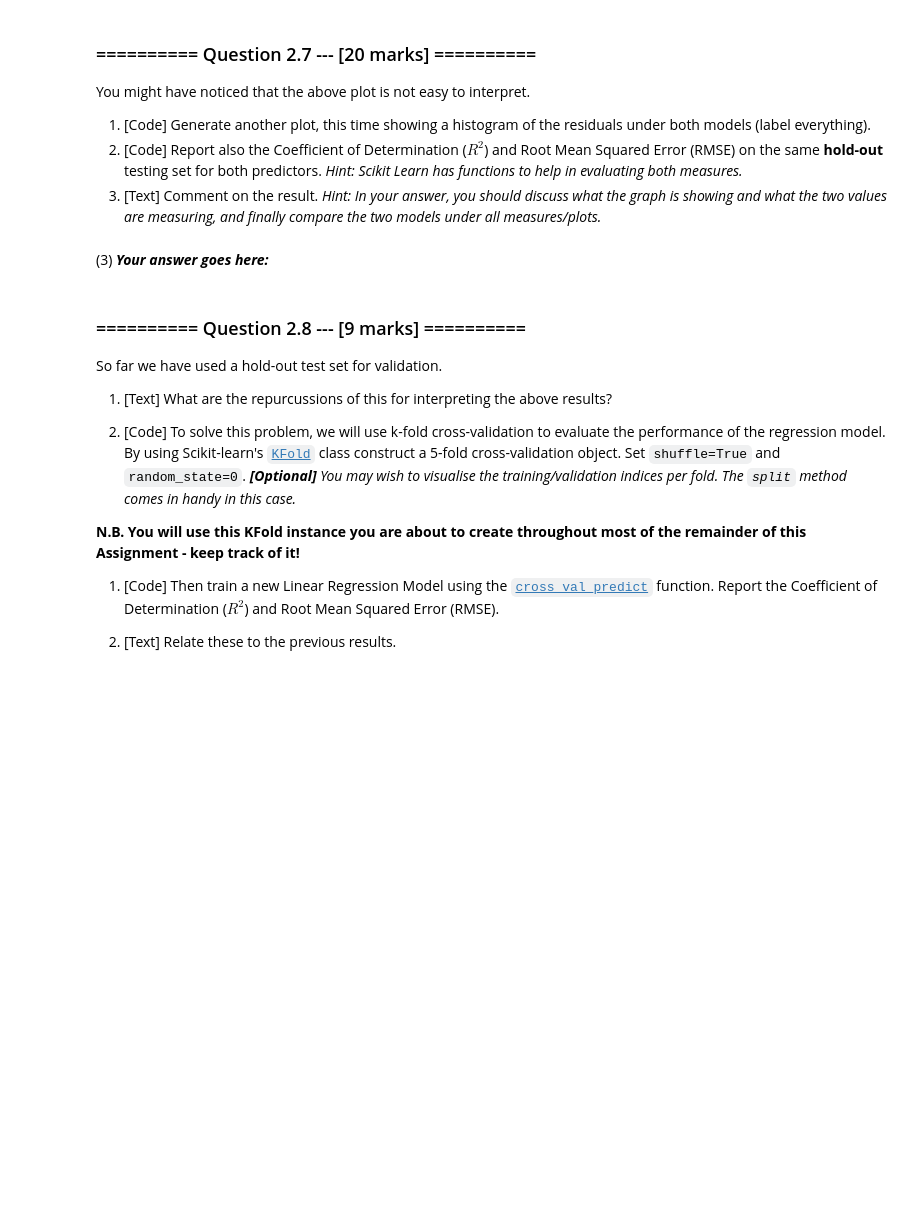
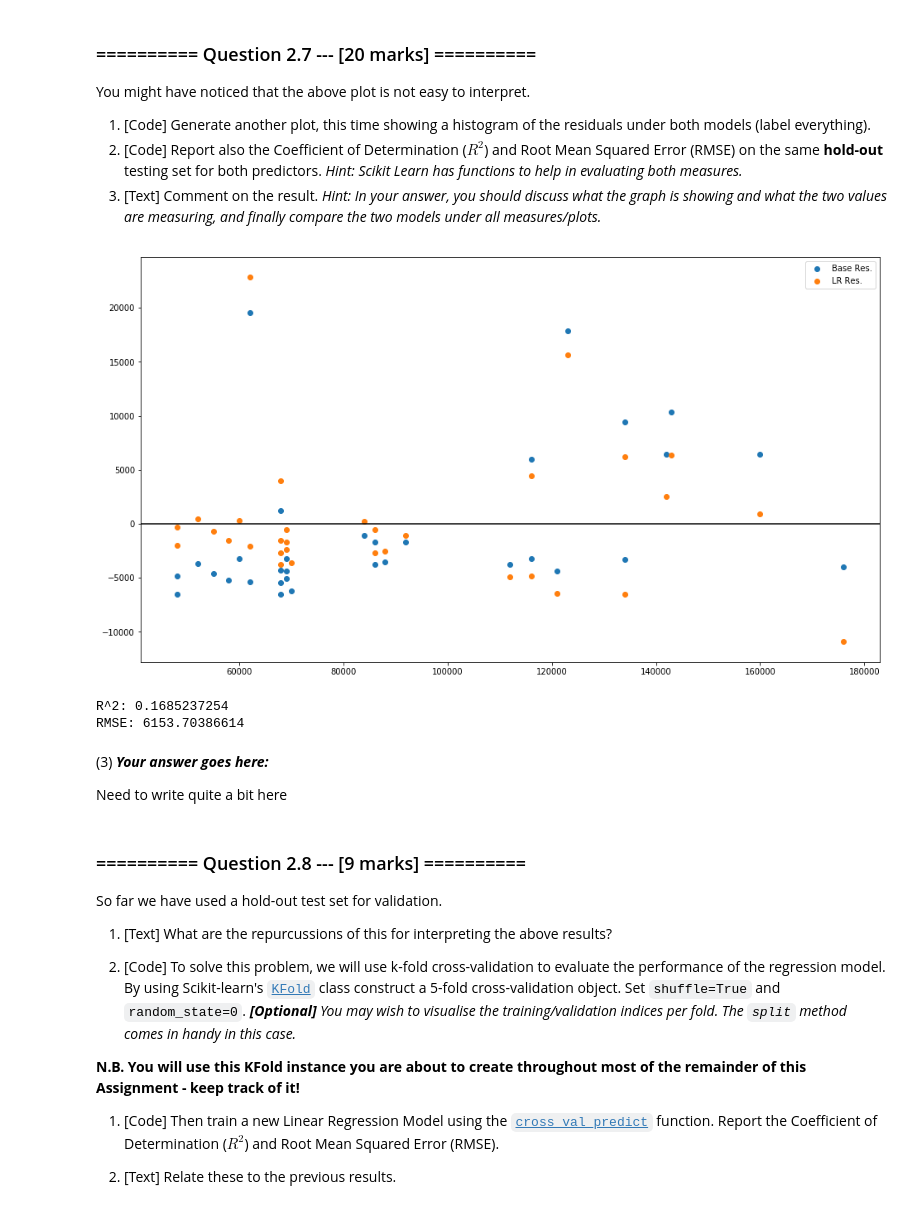
Before and after one commit to stuphys1729/IAML, a Jupyter notebook: Assignments/02_LinearRegression.ipynb, the cells around one changed output. Drawn from its saved outputs; the diff is of its cells as text; code cells hidden in the pictures; blank space fills up the shorter version.

```diff
--- a/Assignments/02_LinearRegression.ipynb
+++ b/Assignments/02_LinearRegression.ipynb
@@ -305,5 +320,29 @@ You might have noticed that the above plot is not easy to interpret.
+# %%
+# (1) # Your Code goes here:
+base_res = []
+lr_res   = []
+mean = auto_numeric['price'].mean()
+for i in range(len(X_test)):
+    base_res.append(y_test[i] - mean)
+    lr_res.append(y_test[i] - (X_test[i][0]*lr.coef_[0] + lr.intercept_))
+
+plt.axhline(0, color='k')
+plt.scatter(X_test, base_res, label='Base Res.')
+plt.scatter(X_test, lr_res, label='LR Res.')
+plt.legend(loc='upper right');
+# %% [output]
+[figure, added]
+# %%
+# (2) # Your Code goes here:
+print('R^2:', r2_score(y_test, lr.predict(X_test)))
+print('RMSE:', np.sqrt(mean_squared_error(y_test, lr.predict(X_test))))
+# %% [output]
+R^2: 0.1685237254
+RMSE: 6153.70386614
 # %% [markdown]
 (3) ***Your answer goes here:***
+
+Need to write quite a bit here
 # %% [markdown]
 <a id='question_2_8'></a>
 ### ========== Question 2.8 --- [9 marks] ==========
```
Also changed, not shown: parts of 27 cells of this notebook, 1 other file.
